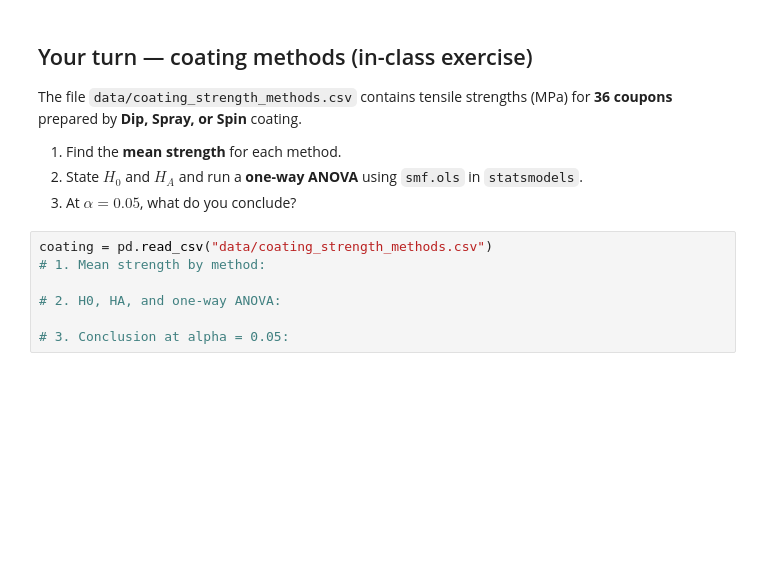
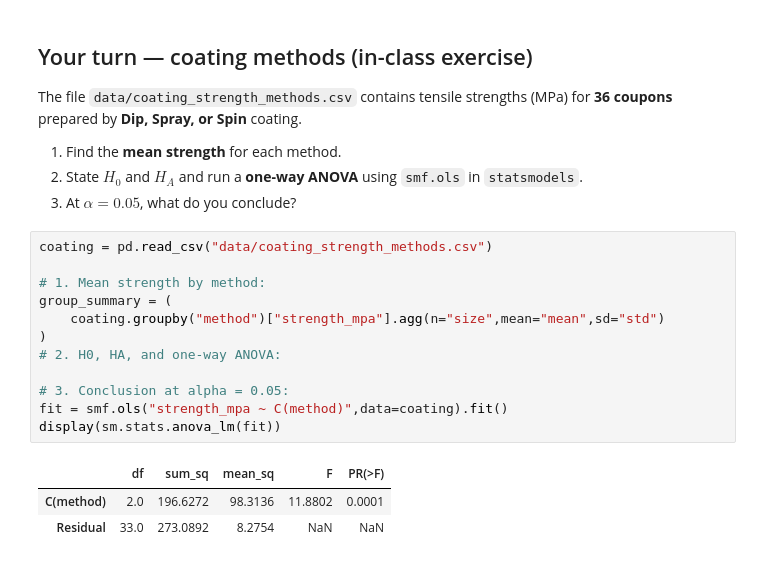
Before and after one commit to DanElkoni/26f-engr1451-2451, a Jupyter notebook: 2-class/w12a_ANOVA.ipynb, the cells around one changed output. Saved outputs shown, nothing was run; the diff lists cells and outputs as text; blank space fills up the shorter version.

```diff
--- a/2-class/w12a_ANOVA.ipynb
+++ b/2-class/w12a_ANOVA.ipynb
@@ -292,8 +321,17 @@ The file `data/coating_strength_methods.csv` contains tensile strengths (MPa) fo
 3. At $\alpha=0.05$, what do you conclude?
 # %%
 coating = pd.read_csv("data/coating_strength_methods.csv")
+
 # 1. Mean strength by method:
-
+group_summary = (
+    coating.groupby("method")["strength_mpa"].agg(n="size",mean="mean",sd="std")
+)
 # 2. H0, HA, and one-way ANOVA:
 
 # 3. Conclusion at alpha = 0.05:
+fit = smf.ols("strength_mpa ~ C(method)",data=coating).fit()
+display(sm.stats.anova_lm(fit))
+# %% [output]
+|  | df | sum_sq | mean_sq | F | PR(>F) |
+| C(method) | 2.0 | 196.6272 | 98.3136 | 11.8802 | 0.0001 |
+| Residual | 33.0 | 273.0892 | 8.2754 | NaN | NaN |
```
Also changed, not shown: parts of 4 cells of this notebook.
